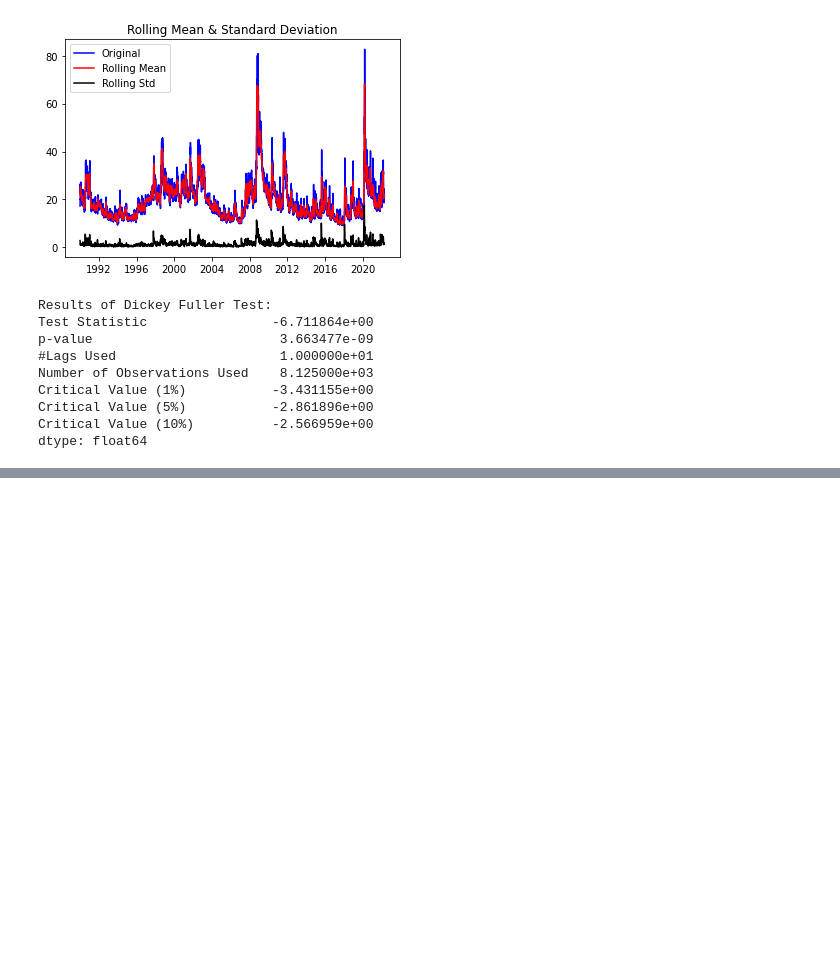
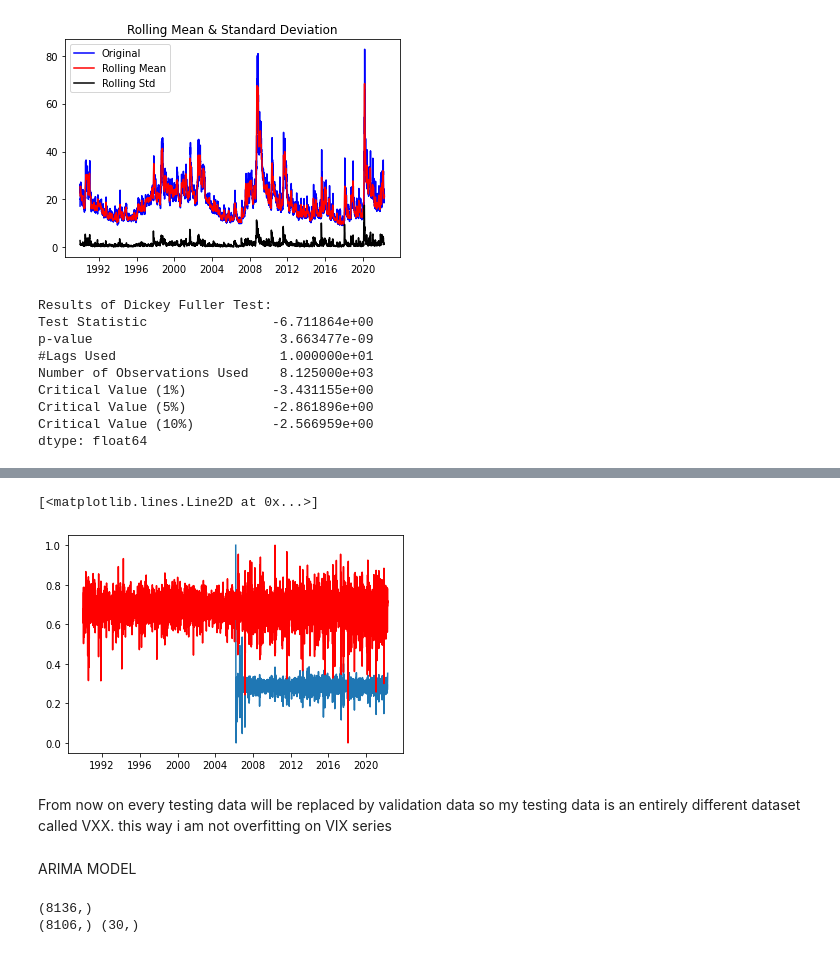
Before and after one commit to w1767/PhD, a Jupyter notebook: ARIMA_LSTM_SVM_RF_CNN_05_july.ipynb, the cells around one changed output, grey strips where cells are left out. Saved outputs shown, nothing was run; the diff lists cells and outputs as text; code cells hidden in the pictures; blank space fills up the shorter version.

```diff
--- a/ARIMA_LSTM_SVM_RF_CNN_05_july.ipynb
+++ b/ARIMA_LSTM_SVM_RF_CNN_05_july.ipynb
@@ -273,0 +338,4 @@ dtype: float64
+# %%
+#Calculating Log Return on Log-Scale by taking log difference
+Log_Return = Dataset_logScale.diff()
+Log_Return
@@ -273,0 +356,4 @@ dtype: float64
+# %%
+#calculating Log Return on Validation data
+Valid_Dataset_Log_Return = Valid_Dataset_logScale.diff()
+Valid_Dataset_Log_Return
@@ -273,0 +374,13 @@ dtype: float64
+# %%
+#Using log scale data
+# normalizing the data
+#copy the data
+df_min_max_scaled = Log_Return.copy()
+
+#apply normalization techniques on logged data
+
+for i in df_min_max_scaled:
+  df_min_max_scaled = (df_min_max_scaled - df_min_max_scaled.min()) / (df_min_max_scaled.max() - df_min_max_scaled.min())
+# view normalized data
+
+print(df_min_max_scaled)
@@ -273,0 +401,12 @@ dtype: float64
+# %%
+#normalising the validation data
+#copy the data
+V_df_min_max_scaled = Valid_Dataset_Log_Return.copy()
+
+#apply normalisation techniques on logged data
+
+for i in V_df_min_max_scaled:
+  V_df_min_max_scaled = (V_df_min_max_scaled - V_df_min_max_scaled.min()) / (V_df_min_max_scaled.max() - V_df_min_max_scaled.min())
+
+#view normlised data
+print(V_df_min_max_scaled)
@@ -273,0 +427,26 @@ dtype: float64
+# %%
+# plotting the original over validation data
+plt.plot(V_df_min_max_scaled)
+plt.plot(df_min_max_scaled, color='red')
+# %% [output]
+[<matplotlib.lines.Line2D at 0x...>]
+[figure, added]
+# %% [markdown]
+From now on every testing data will be replaced by validation data so my testing data is an entirely different dataset called VXX. this way i am not overfitting on VIX series
+# %% [markdown]
+ARIMA MODEL
+# %%
+# printing the data shpe
+print(df_min_max_scaled.shape)
+
+# make the train and test split
+#iloc[:, -1] it means the last column, but df. iloc[:, :-1] means until the last column
+train=df_min_max_scaled.iloc[:-30]
+test= V_df_min_max_scaled.iloc[-30:]
+
+# printing the data shape
+
+print(train.shape, test.shape)
+# %% [output]
+(8136,)
+(8106,) (30,)
```
Also changed, not shown: parts of 15 cells of this notebook.
